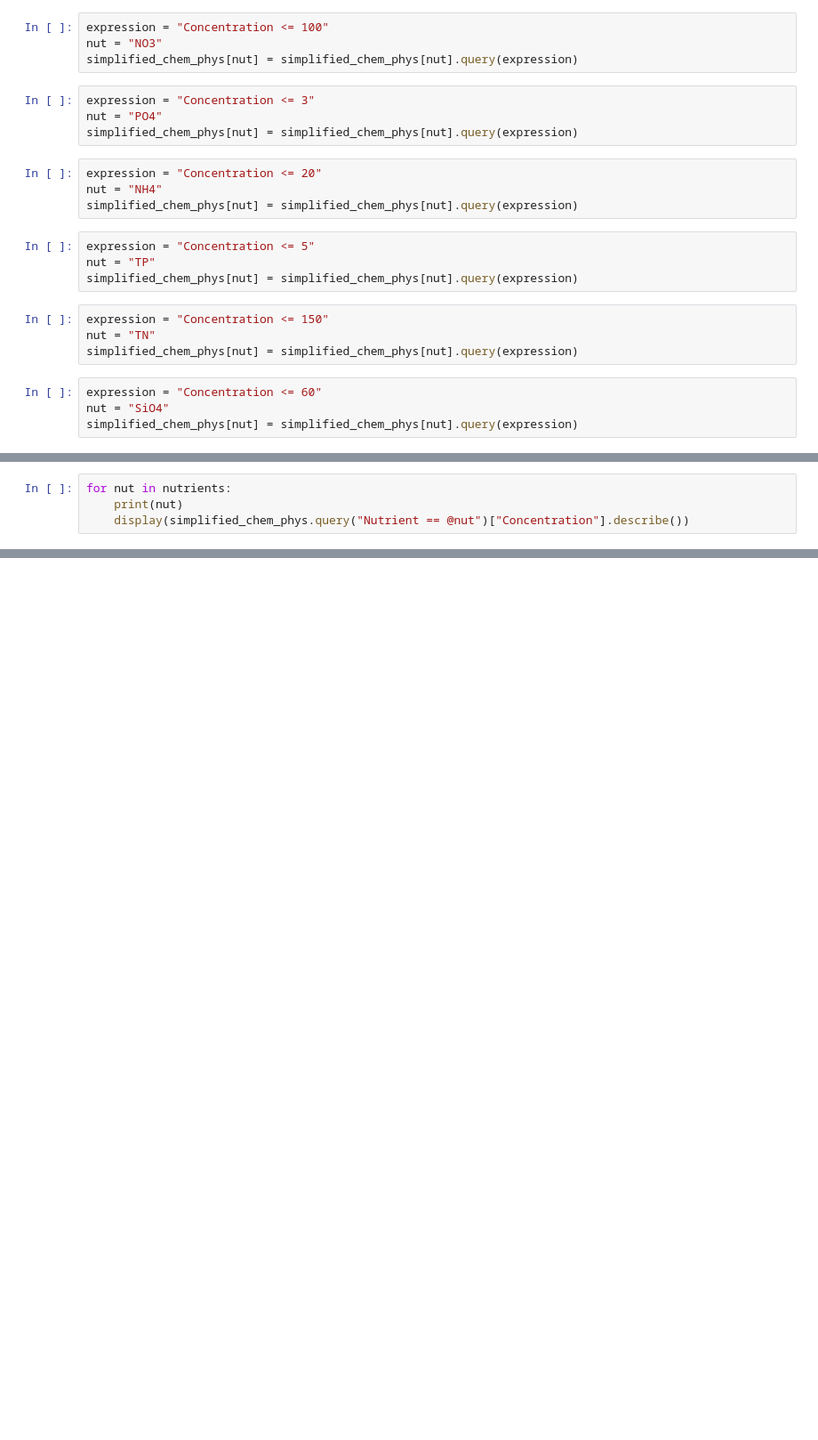
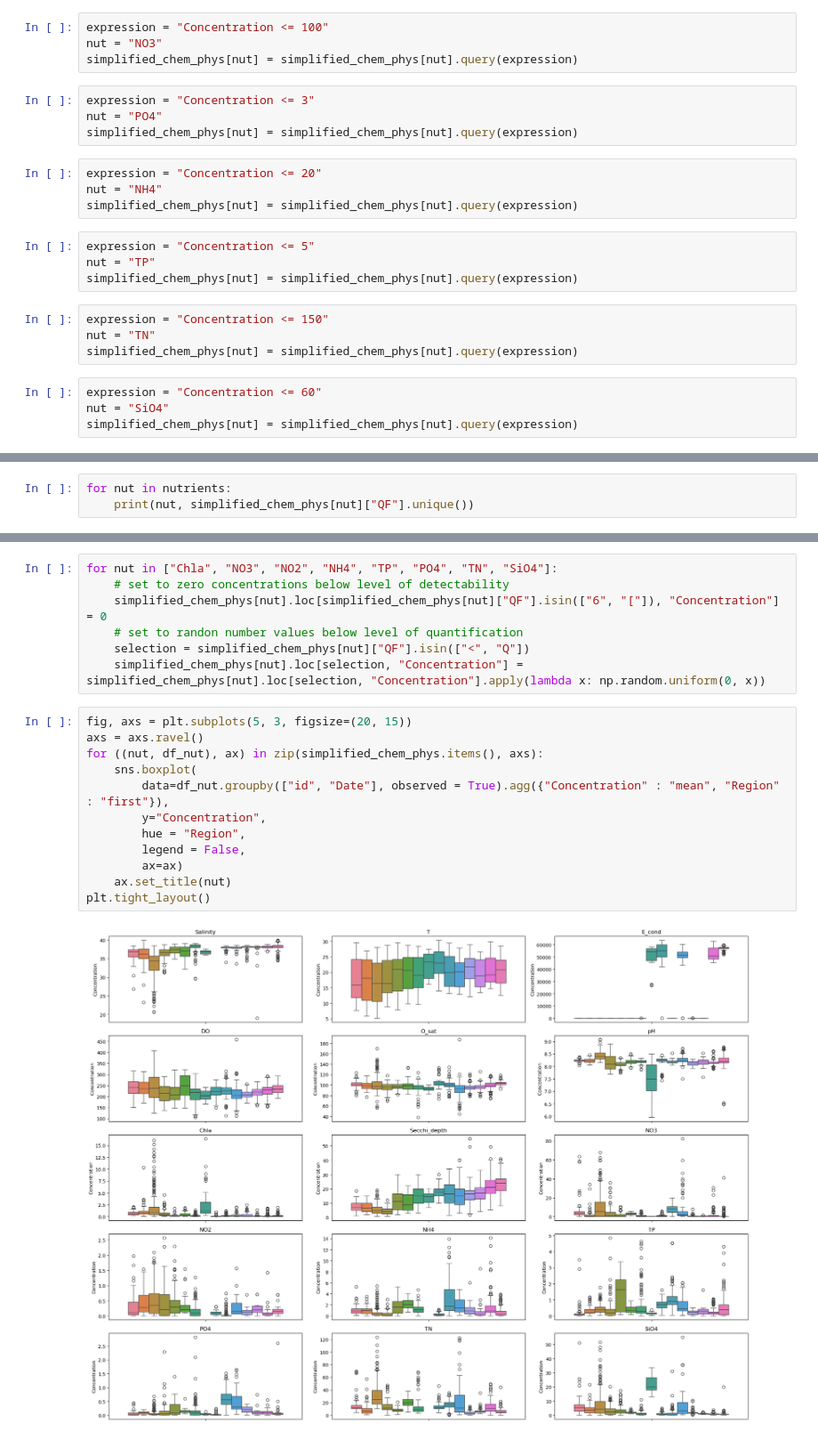
Before and after one commit to Alberto-Ghedin/ISPRA_20152017_Analysis, a Jupyter notebook: Explore_env_data.ipynb, the cells around one changed output, grey strips where cells are left out. Shown at 89% size. Saved outputs shown, nothing was run; the diff lists cells and outputs as text; blank space fills up the shorter version.

```diff
--- a/Explore_env_data.ipynb
+++ b/Explore_env_data.ipynb
@@ -174,5 +160,4 @@ outliers_df
 # %%
 for nut in nutrients:
-    print(nut)
-    display(simplified_chem_phys.query("Nutrient == @nut")["Concentration"].describe())
+    print(nut, simplified_chem_phys[nut]["QF"].unique())
 # %% [output]
@@ -239,0 +179,21 @@ Name: Concentration, dtype: float64
+# %%
+for nut in ["Chla", "NO3", "NO2", "NH4", "TP", "PO4", "TN", "SiO4"]:
+    # set to zero concentrations below level of detectability
+    simplified_chem_phys[nut].loc[simplified_chem_phys[nut]["QF"].isin(["6", "["]), "Concentration"] = 0
+    # set to randon number values below level of quantification
+    selection = simplified_chem_phys[nut]["QF"].isin(["<", "Q"])
+    simplified_chem_phys[nut].loc[selection, "Concentration"] = simplified_chem_phys[nut].loc[selection, "Concentration"].apply(lambda x: np.random.uniform(0, x))
+# %%
+fig, axs = plt.subplots(5, 3, figsize=(20, 15))
+axs = axs.ravel()
+for ((nut, df_nut), ax) in zip(simplified_chem_phys.items(), axs):
+    sns.boxplot(
+        data=df_nut.groupby(["id", "Date"], observed = True).agg({"Concentration" : "mean", "Region" : "first"}),
+        y="Concentration",
+        hue = "Region",
+        legend = False,
+        ax=ax)
+    ax.set_title(nut)
+plt.tight_layout()
+# %% [output]
+[figure, added]
```
Also changed, not shown: parts of 16 cells of this notebook.
